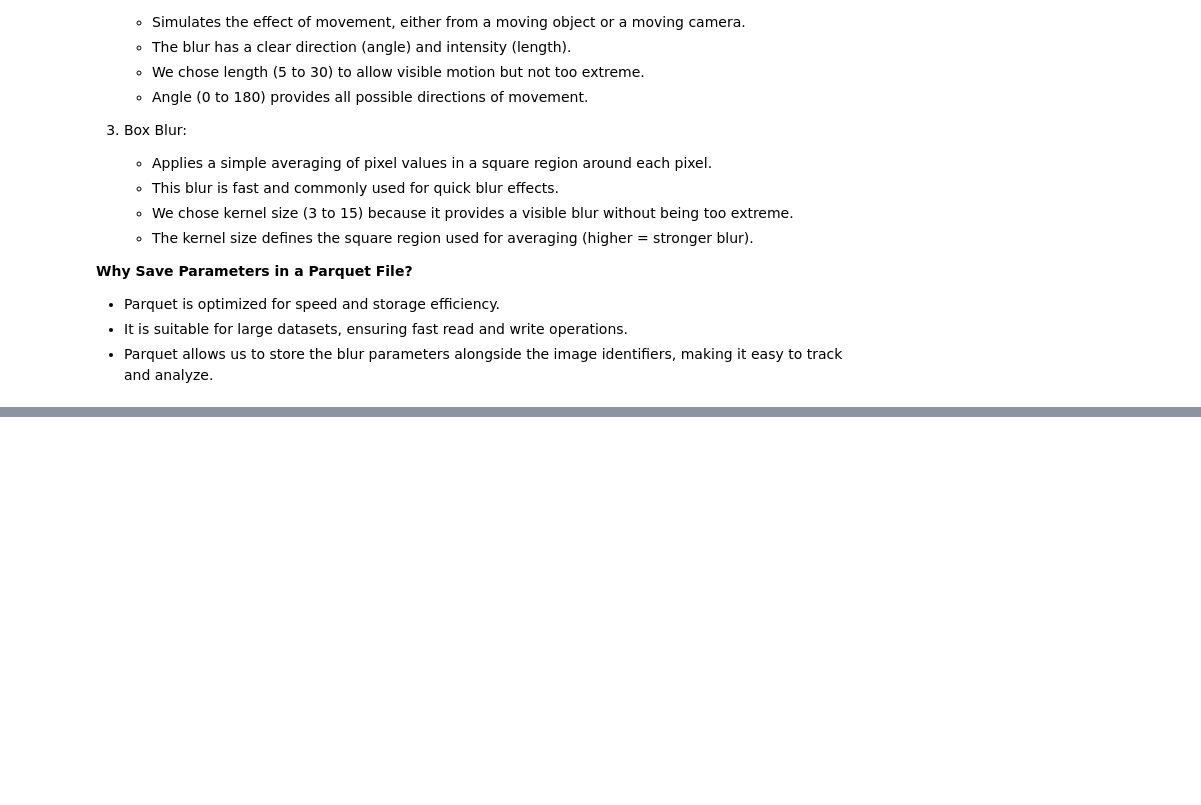
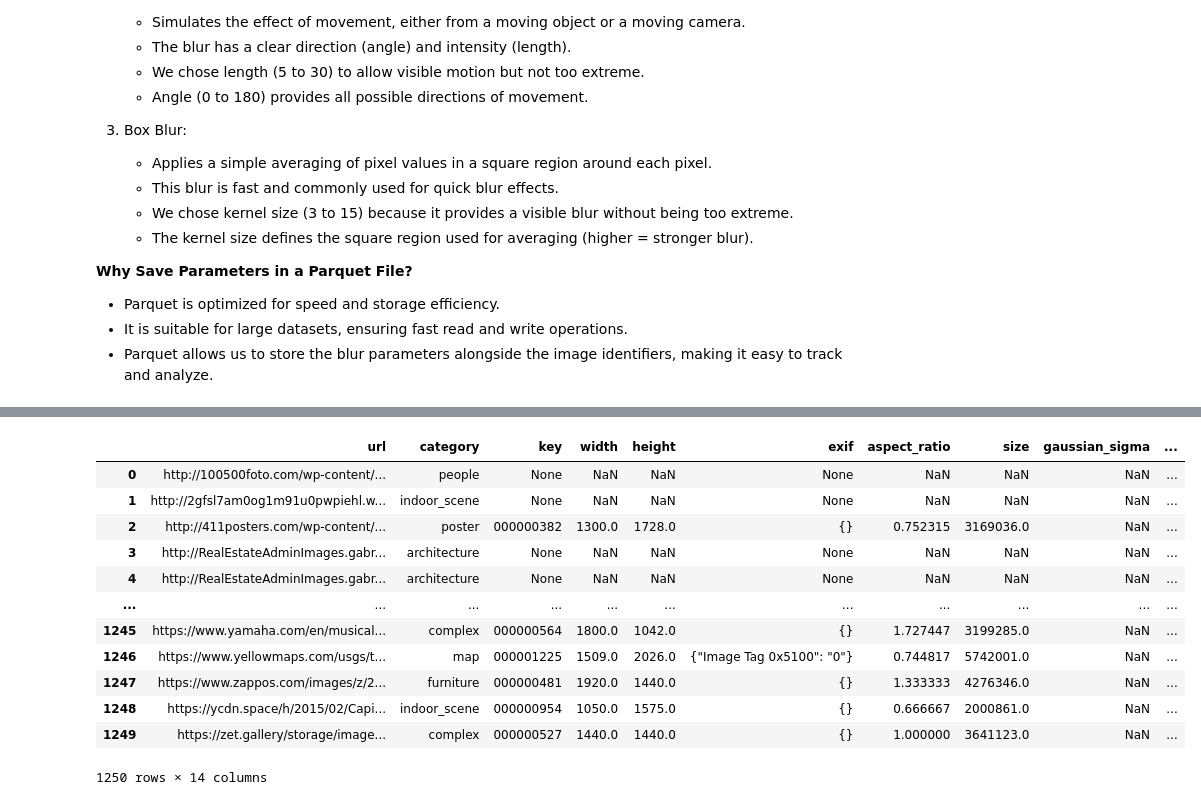
Before and after one commit to slymachenko/image-deblurring-performance-analysis, a Jupyter notebook: notebooks/dataset_creation/3_blur_generation.ipynb, the cells around one changed output, grey strips where cells are left out. Cells and saved outputs as stored; diff of their text form; code cells hidden in the pictures; blank space fills up the shorter version.

```diff
--- a/notebooks/dataset_creation/3_blur_generation.ipynb
+++ b/notebooks/dataset_creation/3_blur_generation.ipynb
@@ -130,0 +175,3 @@ print("Blur generation completed.")
+# %%
+df_original = pd.read_parquet(str(const.DIR_DATASET_PATH / "image_deblurring_dataset.parquet"))
+df_original
@@ -130,0 +213,46 @@ print("Blur generation completed.")
+# %%
+# Pivot per avere una sola riga per ogni key, con colonne per ogni tipo di blur
+df_blur_pivot = df_blur.pivot_table(
+    index='key',
+    values=[
+        'gaussian_sigma', 'gaussian_size',
+        'motion_length', 'motion_angle', 'motion_size',
+        'box_size'
+    ],
+    aggfunc='first'
+).reset_index()
+
+# Merge LEFT per mantenere tutte le righe di df_original
+df_merged = pd.merge(
+    df_original,
+    df_blur_pivot,
+    on='key',
+    how='left'
+)
+
+# Seleziona solo le colonne richieste
+final_columns = [
+    'url', 'category', 'key', 'width', 'height', 'exif', 'aspect_ratio', 'size',
+    'gaussian_sigma', 'gaussian_size',
+    'motion_length', 'motion_angle', 'motion_size',
+    'box_size'
+]
+df_final = df_merged[final_columns]
+
+# Mostra solo le prime 20 key (righe con key non nulla), ordinate per key
+#df_final[df_final['key'].notnull()].sort_values('key').head(10)
+df_final
+# %% [output]
+|  | url | category | key | width | height | exif | aspect_ratio | size | gaussian_sigma | ... |
+| 0 | http://100500foto.com/wp-content/... | people | None | NaN | NaN | None | NaN | NaN | NaN | ... |
+| 1 | http://2gfsl7am0og1m91u0pwpiehl.w... | indoor_scene | None | NaN | NaN | None | NaN | NaN | NaN | ... |
+| 2 | http://411posters.com/wp-content/... | poster | 000000382 | 1300.0 | 1728.0 | {} | 0.752315 | 3169036.0 | NaN | ... |
+| 3 | http://RealEstateAdminImages.gabr... | architecture | None | NaN | NaN | None | NaN | NaN | NaN | ... |
+| 4 | http://RealEstateAdminImages.gabr... | architecture | None | NaN | NaN | None | NaN | NaN | NaN | ... |
+| ... | ... | ... | ... | ... | ... | ... | ... | ... | ... | ... |
+| 1245 | https://www.yamaha.com/en/musical... | complex | 000000564 | 1800.0 | 1042.0 | {} | 1.727447 | 3199285.0 | NaN | ... |
+| 1246 | https://www.yellowmaps.com/usgs/t... | map | 000001225 | 1509.0 | 2026.0 | {"Image Tag 0x5100": "0"} | 0.744817 | 5742001.0 | NaN | ... |
+| 1247 | https://www.zappos.com/images/z/2... | furniture | 000000481 | 1920.0 | 1440.0 | {} | 1.333333 | 4276346.0 | NaN | ... |
+| 1248 | https://ycdn.space/h/2015/02/Capi... | indoor_scene | 000000954 | 1050.0 | 1575.0 | {} | 0.666667 | 2000861.0 | NaN | ... |
+| 1249 | https://zet.gallery/storage/image... | complex | 000000527 | 1440.0 | 1440.0 | {} | 1.000000 | 3641123.0 | NaN | ... |
+1250 rows × 14 columns
```
Also changed, not shown: parts of 7 cells of this notebook.
